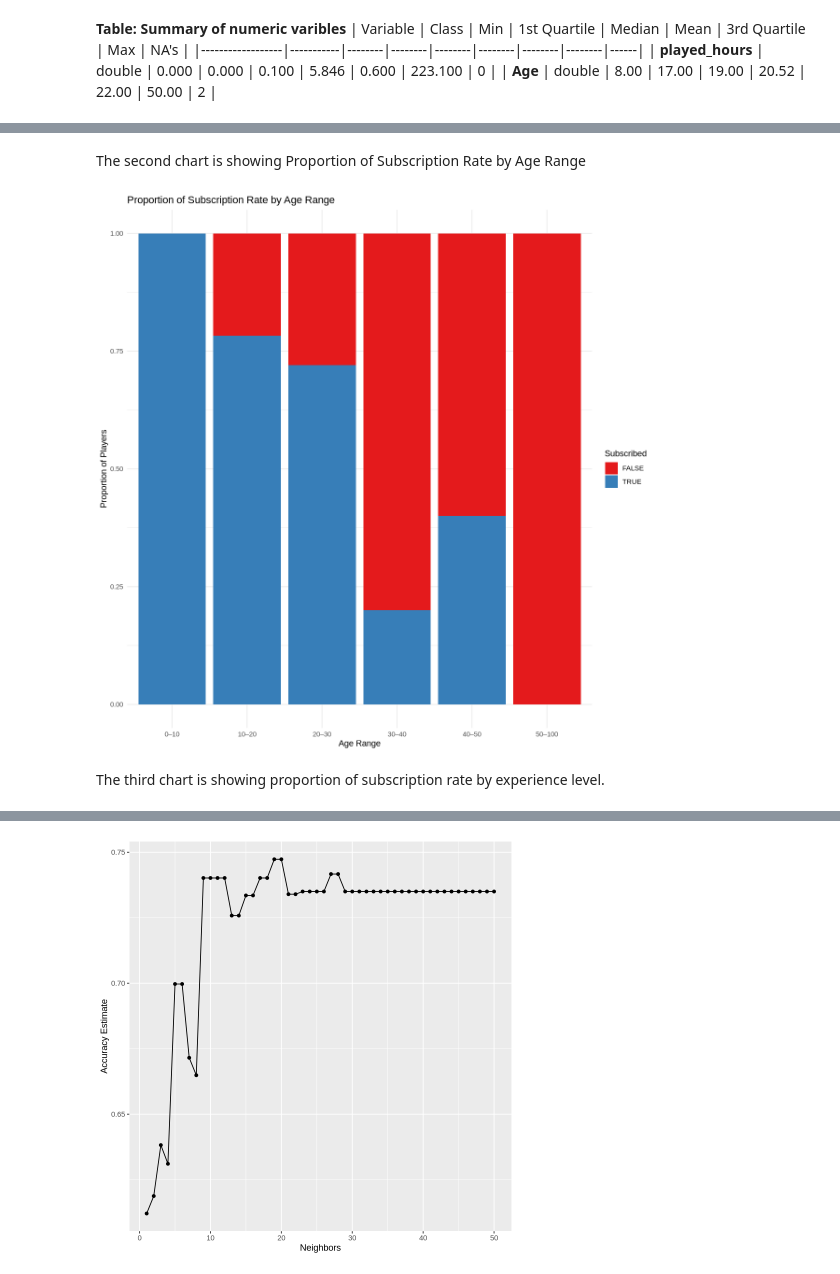
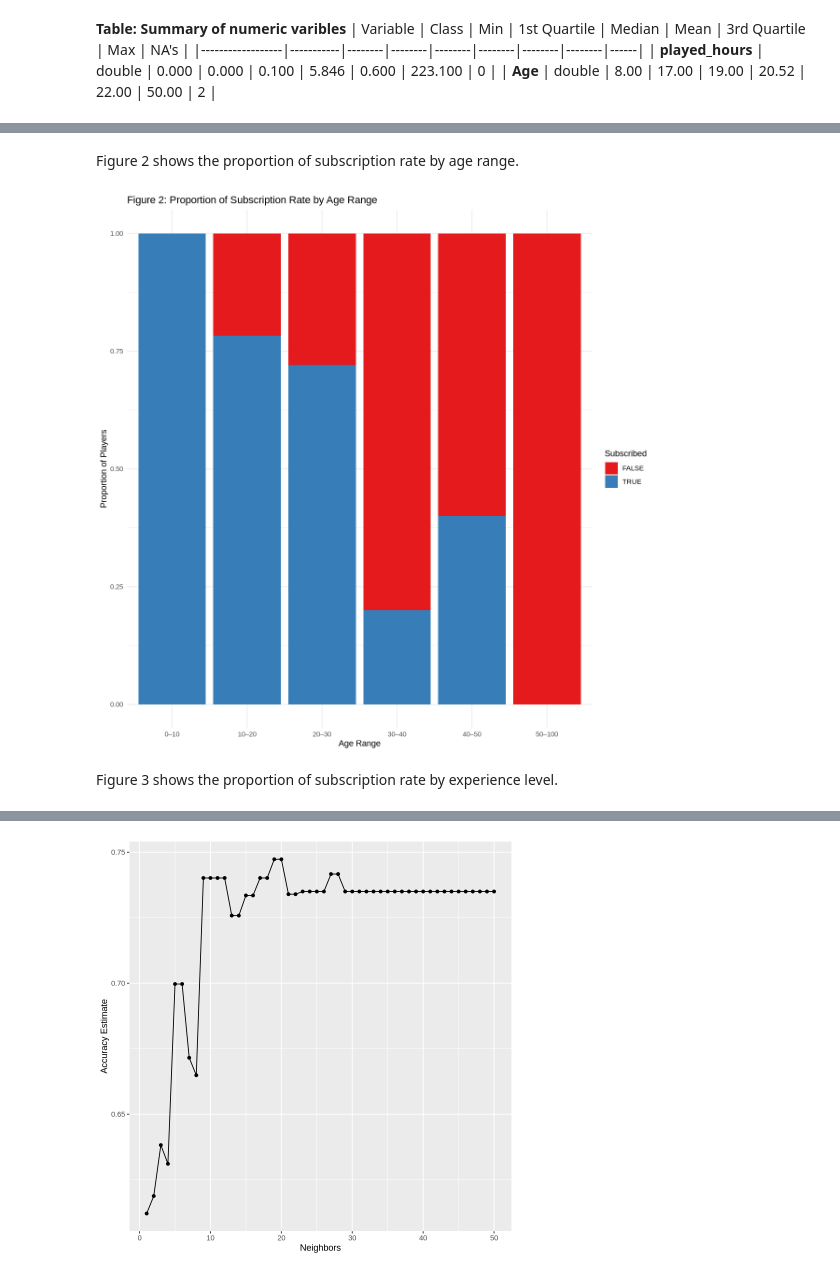
Before and after one commit to ptrjk0/dsci100-project-006-group33, a Jupyter notebook: Project.ipynb, the cells around one changed output, grey strips where cells are left out. Saved outputs shown, nothing was run; the diff lists cells and outputs as text; code cells hidden in the pictures.

```diff
--- a/Project.ipynb
+++ b/Project.ipynb
@@ -100,38 +113,38 @@ ggplot(players, aes(x = hour_group, fill = subscribe)) +
 # %% [markdown]
-The second chart is showing Proportion of Subscription Rate by Age Range
+Figure 2 shows the proportion of subscription rate by age range.
 # %%
 options(repr.plot.width = 10, repr.plot.height = 10)
 #First create age range category
 players1 <- player_data|>
   mutate(age_group = case_when(
     Age >= 0 & Age < 10 ~ "0–10",
     Age >= 10 & Age <= 20 ~ "10–20",
     Age >= 20 & Age < 30 ~ "20–30",
     Age >= 30 & Age < 40 ~ "30–40",
     Age >= 40 & Age < 50 ~ "40–50",
     Age >= 50 & Age < 100 ~ "50–100",
 
 
     TRUE ~ NA_character_
   ))
 #Turn "subscribe" into a factor
 players$subscribe <- as.factor(players$subscribe)
 
 #Bar chart: subscription status by age range
 ggplot(players1, aes(x = age_group, fill = subscribe)) +
   geom_bar(position = "fill") +
   labs(
-    title = "Proportion of Subscription Rate by Age Range",
+    title = "Figure 2: Proportion of Subscription Rate by Age Range",
     x = "Age Range",
     y = "Proportion of Players",
     fill = "Subscribed"
   ) +
   scale_fill_brewer(palette = "Set1") +
   theme_minimal()
 # %% [output]
-[figure, old version]
+[figure, new version]
 # %% [markdown]
-The third chart is showing proportion of subscription rate by experience level.
+Figure 3 shows the proportion of subscription rate by experience level.
 # %%
 options(repr.plot.width = 10, repr.plot.height = 10)
 ggplot(player_data, aes(x = experience, fill = subscribe)) +
```
Also changed, not shown: parts of 12 cells of this notebook.
